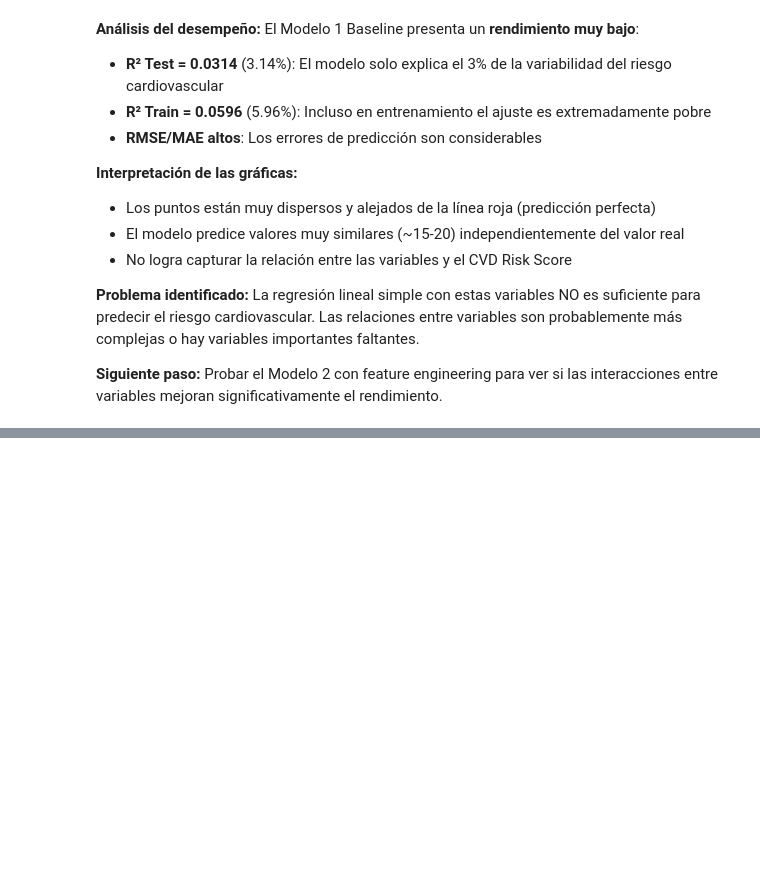
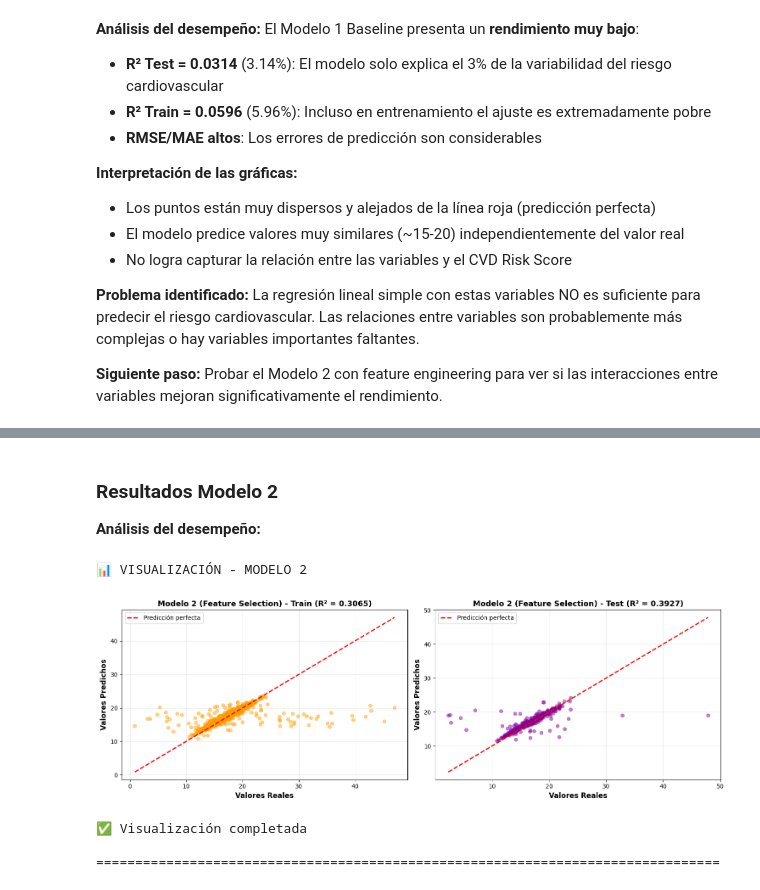
Before and after one commit to jcamilc17/Laboratorio-1_ML, a Jupyter notebook: Laboratorio1.ipynb, the cells around one changed output, grey strips where cells are left out. Saved outputs shown, nothing was run; the diff lists cells and outputs as text; code cells hidden in the pictures; blank space fills up the shorter version.

Commit message:
🔥 Implementación de Modelos de Regresión y Tabla Comparativa 2 Mejores

```diff
--- a/Laboratorio1.ipynb
+++ b/Laboratorio1.ipynb
@@ -1509,0 +1437,48 @@ print("\n" + "="*80 + "\n")
+# %% [markdown]
+### Resultados Modelo 2
+
+**Análisis del desempeño:**
+# %%
+# ============================================================================
+# VISUALIZACIÓN - MODELO 2 (FEATURE SELECTION)
+# ============================================================================
+
+print("📊 VISUALIZACIÓN - MODELO 2\n")
+
+fig, axes = plt.subplots(1, 2, figsize=(15, 5))
+
+# Gráfico 1: Train
+axes[0].scatter(y_train, y_pred_train_m3, alpha=0.5, color='orange', edgecolors='darkorange', linewidth=0.5)
+axes[0].plot([y_train.min(), y_train.max()],
+             [y_train.min(), y_train.max()],
+             'r--', lw=2, label='Predicción perfecta')
+axes[0].set_xlabel('Valores Reales', fontsize=12, fontweight='bold')
+axes[0].set_ylabel('Valores Predichos', fontsize=12, fontweight='bold')
+axes[0].set_title(f'Modelo 2 (Feature Selection) - Train (R² = {r2_train_m3:.4f})',
+                  fontsize=13, fontweight='bold')
+axes[0].legend(fontsize=10)
+axes[0].grid(True, alpha=0.3)
+
+# Gráfico 2: Test
+axes[1].scatter(y_test, y_pred_test_m3, alpha=0.5, color='purple', edgecolors='darkviolet', linewidth=0.5)
+axes[1].plot([y_test.min(), y_test.max()],
+             [y_test.min(), y_test.max()],
+             'r--', lw=2, label='Predicción perfecta')
+axes[1].set_xlabel('Valores Reales', fontsize=12, fontweight='bold')
+axes[1].set_ylabel('Valores Predichos', fontsize=12, fontweight='bold')
+axes[1].set_title(f'Modelo 2 (Feature Selection) - Test (R² = {r2_test_m3:.4f})',
+                  fontsize=13, fontweight='bold')
+axes[1].legend(fontsize=10)
+axes[1].grid(True, alpha=0.3)
+
+plt.tight_layout()
+plt.show()
+
+print("✅ Visualización completada\n")
+print("="*80 + "\n")
+# %% [output]
+📊 VISUALIZACIÓN - MODELO 2
+[figure, added]
+✅ Visualización completada
+
+================================================================================
```
Also changed, not shown: parts of 25 cells of this notebook.
